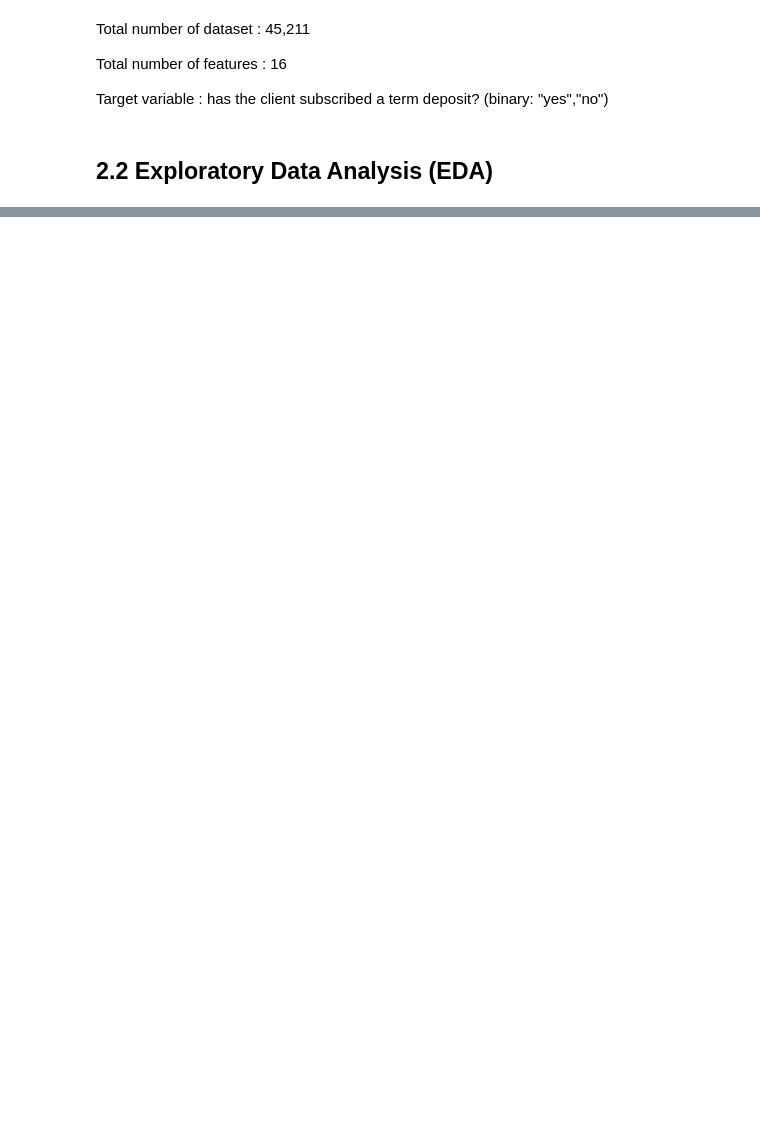
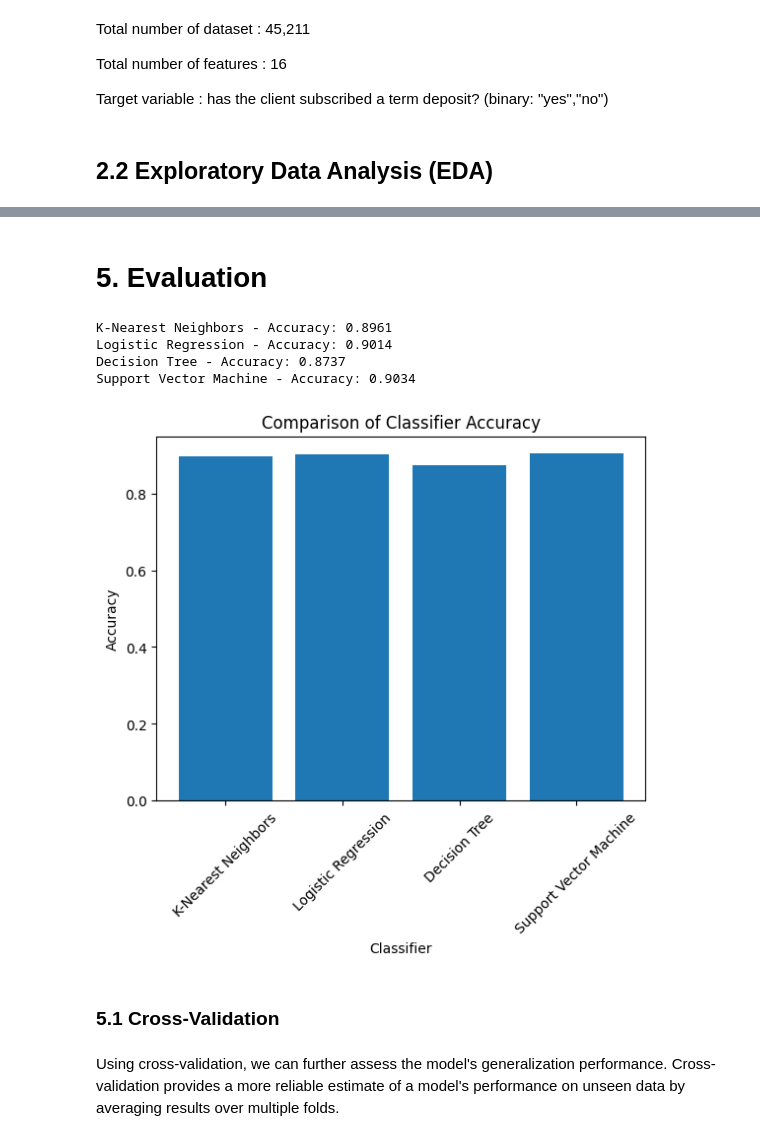
Before and after one commit to aojah1/bank-marketing, a Jupyter notebook: bank-marketing.ipynb, the cells around one changed output, grey strips where cells are left out. Drawn from its saved outputs; the diff is of its cells as text; code cells hidden in the pictures; blank space fills up the shorter version.

```diff
--- a/bank-marketing.ipynb
+++ b/bank-marketing.ipynb
@@ -278,0 +151,26 @@ ValueError: could not convert string to float: 'management'
+# %%
+ # handle categorical variables, scaling numerical features, and splitting the data.
+
+from sklearn.model_selection import train_test_split
+from sklearn.preprocessing import StandardScaler, OneHotEncoder
+from sklearn.compose import ColumnTransformer
+from sklearn.pipeline import Pipeline
+
+# Split the data into features and target
+X = df.drop('target', axis=1)
+y = df['target']
+
+# Identify categorical and numerical features
+categorical_features = X.select_dtypes(include=['object']).columns
+numerical_features = X.select_dtypes(exclude=['object']).columns
+
+# Define the preprocessing steps
+preprocessor = ColumnTransformer(
+    transformers=[
+        ('num', StandardScaler(), numerical_features),  # Standardize numerical features
+        ('cat', OneHotEncoder(drop='first'), categorical_features)  # One-Hot encode categorical features
+    ]
+)
+
+# Split the data into training and testing sets
+X_train, X_test, y_train, y_test = train_test_split(X, y, test_size=0.2, random_state=42, stratify=y)
@@ -278,0 +242,2 @@ ValueError: could not convert string to float: 'management'
+# %% [markdown]
+# 5. Evaluation
@@ -278,0 +246,23 @@ ValueError: could not convert string to float: 'management'
+# %%
+# Compare accuracies
+for name, result in results.items():
+    print(f"{name} - Accuracy: {result['accuracy']:.4f}")
+
+# Optionally, plot the accuracies
+accuracies = [results[name]['accuracy'] for name in classifiers.keys()]
+plt.bar(classifiers.keys(), accuracies)
+plt.xlabel('Classifier')
+plt.ylabel('Accuracy')
+plt.title('Comparison of Classifier Accuracy')
+plt.xticks(rotation=45)
+plt.show()
+# %% [output]
+K-Nearest Neighbors - Accuracy: 0.8961
+Logistic Regression - Accuracy: 0.9014
+Decision Tree - Accuracy: 0.8737
+Support Vector Machine - Accuracy: 0.9034
+[figure, added]
+# %% [markdown]
+### 5.1 Cross-Validation
+# %% [markdown]
+Using cross-validation, we can further assess the model's generalization performance. Cross-validation provides a more reliable estimate of a model's performance on unseen data by averaging results over multiple folds.
```
Also changed, not shown: parts of 21 cells of this notebook, 1 other file.
